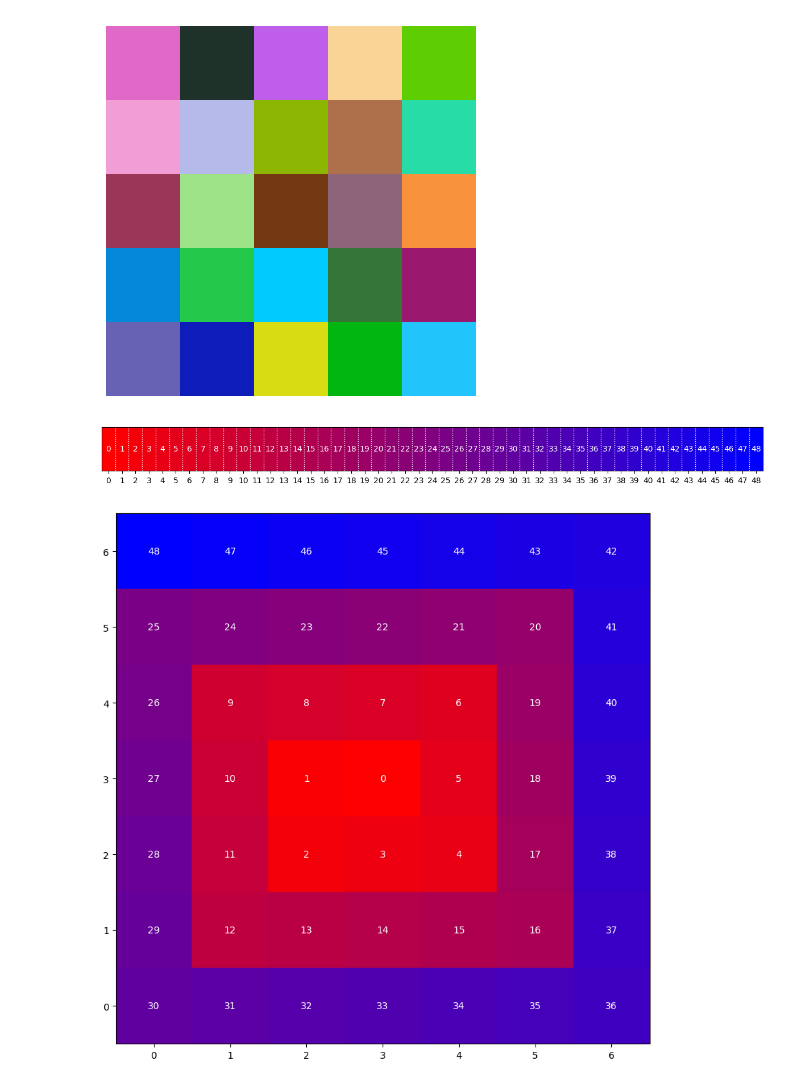
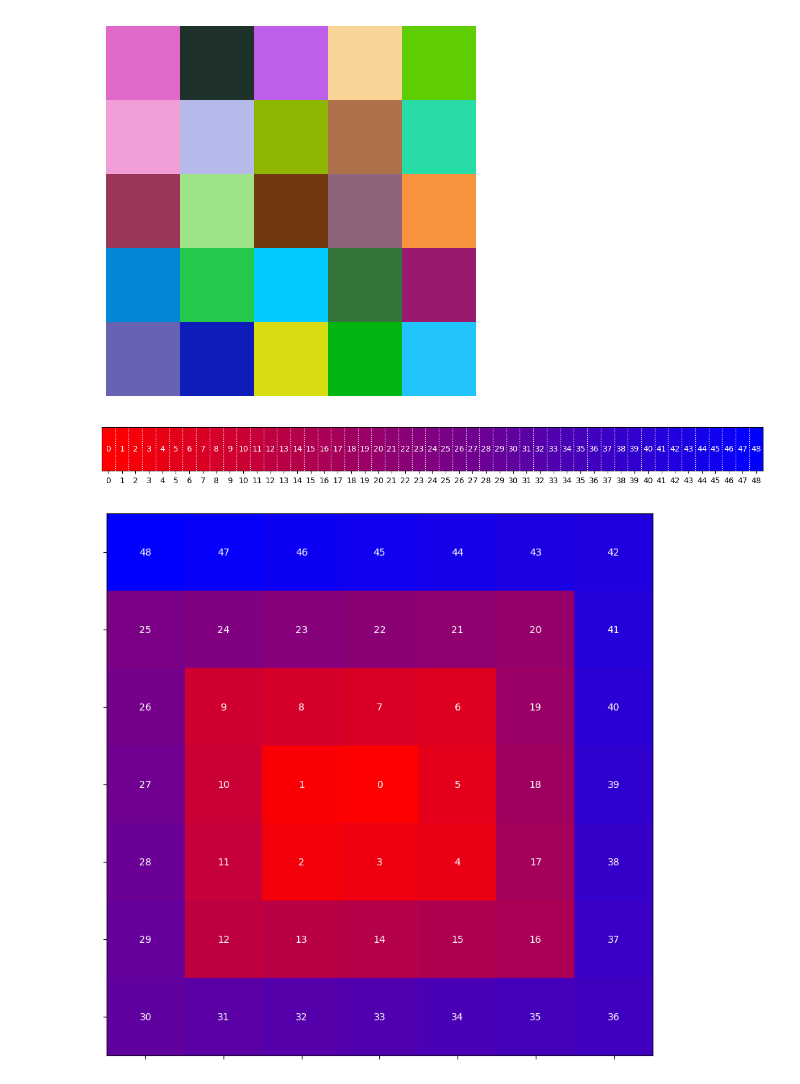
Before and after one commit to DennisGoss99/MasterThesis, a Jupyter notebook: code/spiralGetData.ipynb, the cells around one changed output. Cells and saved outputs as stored; diff of their text form; code cells hidden in the pictures.

```diff
--- a/code/spiralGetData.ipynb
+++ b/code/spiralGetData.ipynb
@@ -346,8 +346,8 @@ def create_colored_grid(size):
 
     plt.xlim(0, size)
     plt.ylim(0, size)
-    plt.xticks(np.arange(0.5, size, 1), labels=np.arange(0, size))
-    plt.yticks(np.arange(0.5, size, 1), labels=np.arange(0, size))
+    plt.xticks(np.arange(0.5, size, 1), labels=[])
+    plt.yticks(np.arange(0.5, size, 1), labels=[])
 
     # Display the grid
     plt.show()
@@ -358,31 +358,31 @@ def create_1d_gradient_plot(length):
     # Generate numbers from 1 to length
     numbers = np.arange(1, length + 1)
 
     # Generate color gradient
     colors_gradient = generate_color_gradient(length)
 
     numbers = numbers -1
 
     # Plot each number with its corresponding gradient color and add dotted white lines between them
     for i, num in enumerate(numbers):
         plt.gca().add_patch(plt.Rectangle((i, 0), 1, 1, color=colors_gradient[i]))
         plt.text(i+0.5, 0.5, str(num), va='center', ha='center', color='white')
         # Draw dotted white lines between patches
         if i < length - 1:  # Avoid drawing a line after the last patch
             plt.plot([i+1, i+1], [0, 1], color='white', linestyle=':', linewidth=1)
 
     plt.xlim(0, length)
     plt.ylim(0, 1)
     plt.xticks(np.arange(0.5, length, 1), numbers)
     plt.yticks([])
 
     plt.show()
 
 size = 7
 
 create_1d_gradient_plot(size*size)
 # Example usage: Create a 5x5 grid
 create_colored_grid(size)
 # %% [output]
 [figure]
-[figure, old version]
+[figure, new version]
```
Also changed, not shown: 4 other files.
